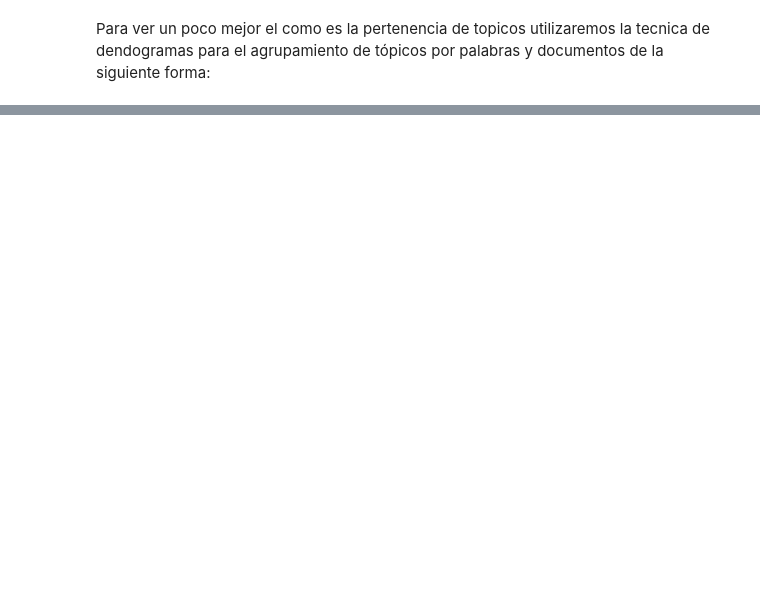
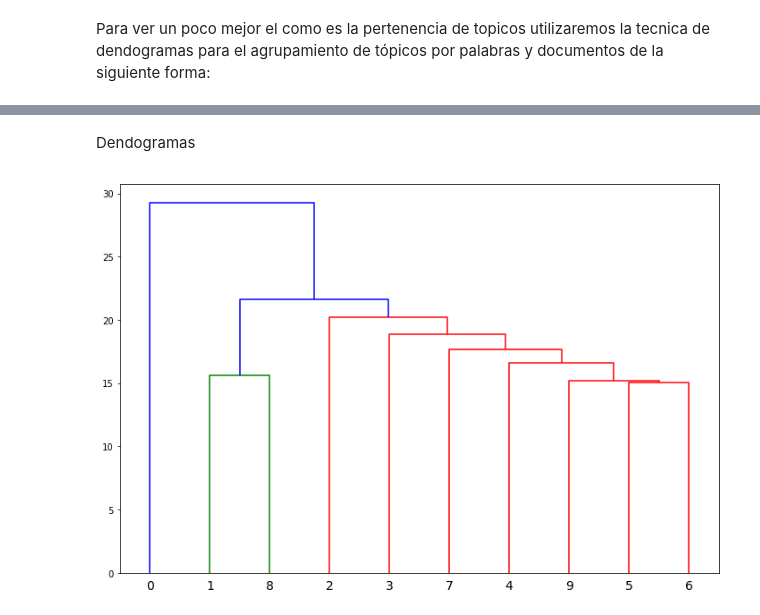
Before and after one commit to ErickLF/Proyecto-Procesamiento-del-Lenguaje-Natural, a Jupyter notebook: 4. Análisis Semántico.ipynb, the cells around one changed output, grey strips where cells are left out. Cells and saved outputs as stored; diff of their text form; code cells hidden in the pictures; blank space fills up the shorter version.

```diff
--- a/4. Análisis Semántico.ipynb
+++ b/4. Análisis Semántico.ipynb
@@ -240,0 +260,10 @@ plt.show()
+# %%
+num_topics = 10
+# Creación del operador
+nmf = decomposition.NMF(n_components=num_topics)
+# Factorización de la matriz documentos-términos
+nmf_topics = nmf.fit_transform(X)
+
+print("Tamaño de la matriz original (V):", X.shape)
+print("Tamaño de la matriz de coeficientes (W):", nmf_topics.shape)
+print("Tamaño de la matriz diccionario (H):", nmf.components_.shape)
@@ -240,0 +380,9 @@ plt.show()
+# %% [markdown]
+Dendogramas
+# %%
+Z_nmf = linkage(nmf.components_, 'complete')
+plt.figure(figsize=(12, 8))
+dendrogram(Z_nmf, leaf_font_size=14)
+plt.show()
+# %% [output]
+[figure, added]
```
Also changed, not shown: parts of 54 cells of this notebook, 4 other files.
